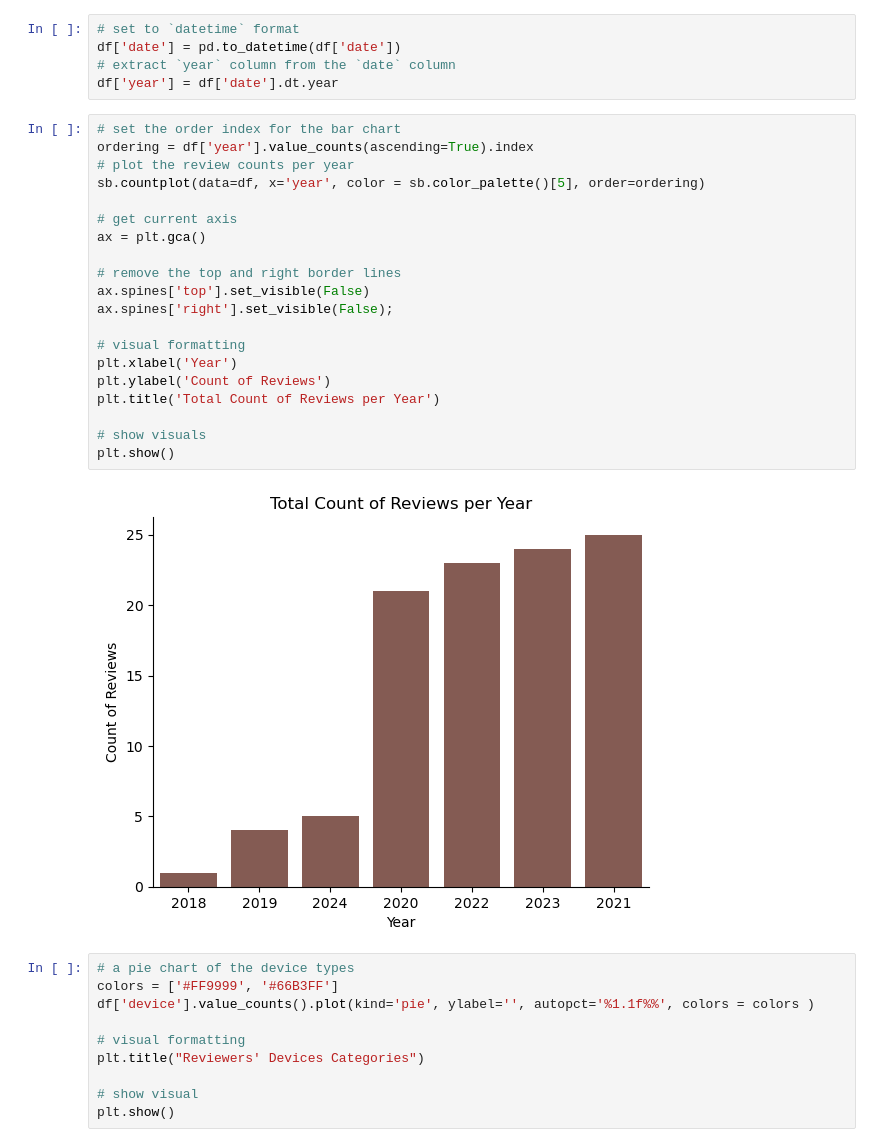
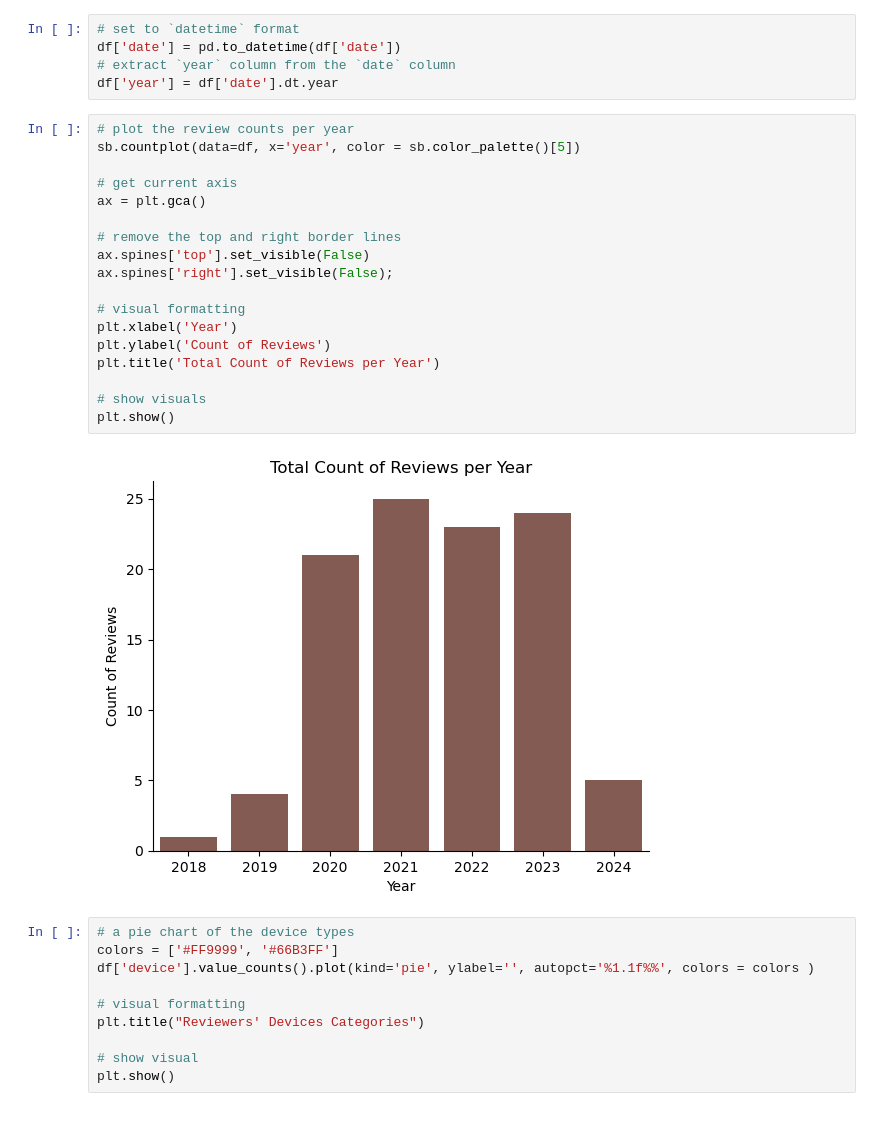
Before and after one commit to ahamzah003/webscrape, a Jupyter notebook: playstore/results.ipynb, the cells around one changed output. Drawn from its saved outputs; the diff is of its cells as text.

```diff
--- a/playstore/results.ipynb
+++ b/playstore/results.ipynb
@@ -89,27 +85,25 @@ df['date'] = pd.to_datetime(df['date'])
 # extract `year` column from the `date` column
 df['year'] = df['date'].dt.year
 # %%
-# set the order index for the bar chart
-ordering = df['year'].value_counts(ascending=True).index
 # plot the review counts per year
-sb.countplot(data=df, x='year', color = sb.color_palette()[5], order=ordering)
+sb.countplot(data=df, x='year', color = sb.color_palette()[5])
 
 # get current axis
 ax = plt.gca()
 
 # remove the top and right border lines
 ax.spines['top'].set_visible(False)
 ax.spines['right'].set_visible(False);
 
 # visual formatting
 plt.xlabel('Year')
 plt.ylabel('Count of Reviews')
 plt.title('Total Count of Reviews per Year')
 
 # show visuals
 plt.show()
 # %% [output]
-[figure, old version]
+[figure, new version]
 # %%
 # a pie chart of the device types
 colors = ['#FF9999', '#66B3FF']
```
Also changed, not shown: parts of 4 cells of this notebook.
